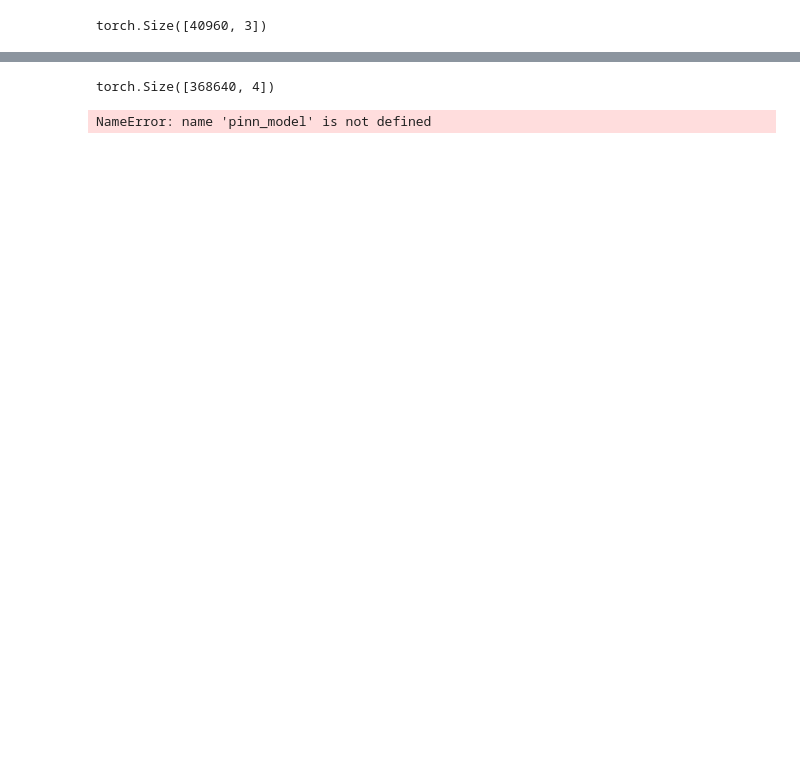
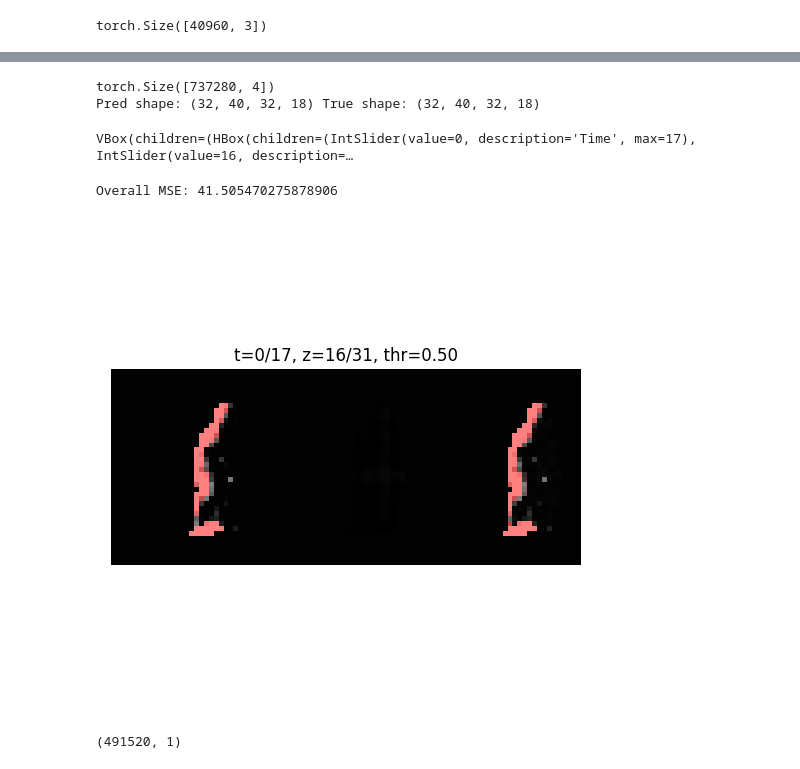
Before and after one commit to Winfred666/MRI_PINN, a Jupyter notebook: advect_diffuse_3d.ipynb, the cells around one changed output, grey strips where cells are left out. Cells and saved outputs as stored; diff of their text form; code cells hidden in the pictures; blank space fills up the shorter version.

```diff
--- a/advect_diffuse_3d.ipynb
+++ b/advect_diffuse_3d.ipynb
@@ -373,32 +413,47 @@ interactive(children=(IntSlider(value=3, description='Stride', max=10, min=1), I
 # %%
 # 2. Extract all density field with x,y,z,t 4D grid for visualization
 
 grid_tensor_4d = char_domain.get_characteristic_geotimedomain()  # include time part
 print(grid_tensor_4d.shape)
 def predict_concentration_4d(model, pts4, nx, ny, nz, nt, batch_size=200_000):
     out_list = []
     with torch.no_grad():
         for i in range(0, pts4.shape[0], batch_size):
             chunk = pts4[i:i+batch_size]
             pred = model.c_net(chunk)
             out_list.append(pred.cpu())
     C_flat = torch.cat(out_list, dim=0).numpy().reshape(nx, ny, nz, nt)
     # C_flat = torch.cat(out_list, dim=0).numpy().reshape(nx, ny, nz, nt)
     return C_flat
 
 C_pred_4d = predict_concentration_4d(pinn_model, grid_tensor_4d, nx, ny, nz, len(t), batch_size=200_000)
 
 # Back to physical units
 C_pred_4d *= c_dataset.C_star
-
 print("Pred shape:", C_pred_4d.shape, "True shape:", data.shape)  # (nx, ny, nz, nt)
 
-_ = draw_nifti_slices_with_time(C_pred_4d)
+_ = draw_nifti_slices_with_time(C_pred_4d, data, mask)
 # try calculate loss with true data
 from sklearn.metrics import mean_squared_error
 mse_overall = mean_squared_error(data.flatten(), C_pred_4d.flatten())
 
 print(f"Overall MSE: {mse_overall}")
 # %% [output]
-torch.Size([368640, 4])
+torch.Size([737280, 4])
+Pred shape: (32, 40, 32, 18) True shape: (32, 40, 32, 18)
-NameError: name 'pinn_model' is not defined
+VBox(children=(HBox(children=(IntSlider(value=0, description='Time', max=17), IntSlider(value=16, description=…
+Overall MSE: 41.505470275878906
+[figure, added]
+# %%
+# Export velocity to .mat format so that we could run GLAD using matlab
+import scipy.io as sio
+# the rOMT code require velocity reshaped to N*3 x 1
+
+v_tensor = np.stack([vx.flatten(), vy.flatten(), vz.flatten()], axis=1)  # shape (N, 3)
+v_tensor = v_tensor.reshape(-1, 1)  # shape (N*3, 1)
+# repeated 4 times, as in rOMT there are 4 interpolate steps
+v_tensor = np.tile(v_tensor, (4, 1))
+print(v_tensor.shape)
+sio.savemat("data/ad_net_velocity.mat", {"u": v_tensor, "pixdim": pixdim})
+# %% [output]
+(491520, 1)
```
Also changed, not shown: parts of 12 cells of this notebook, 7 other files.
